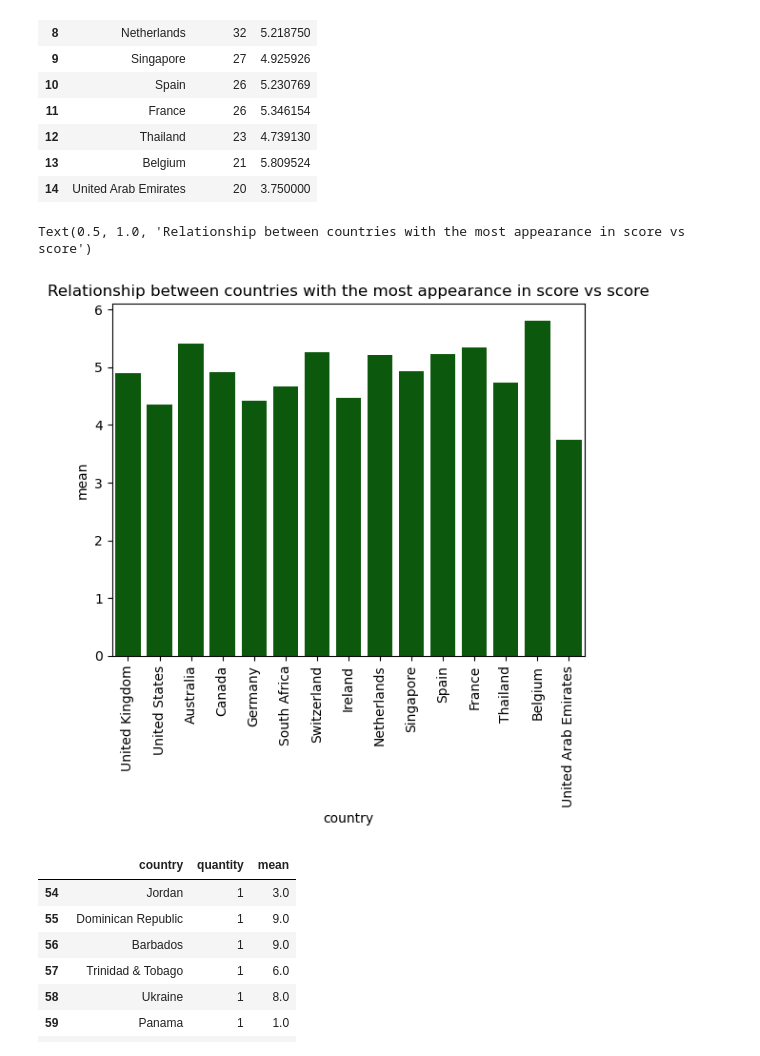
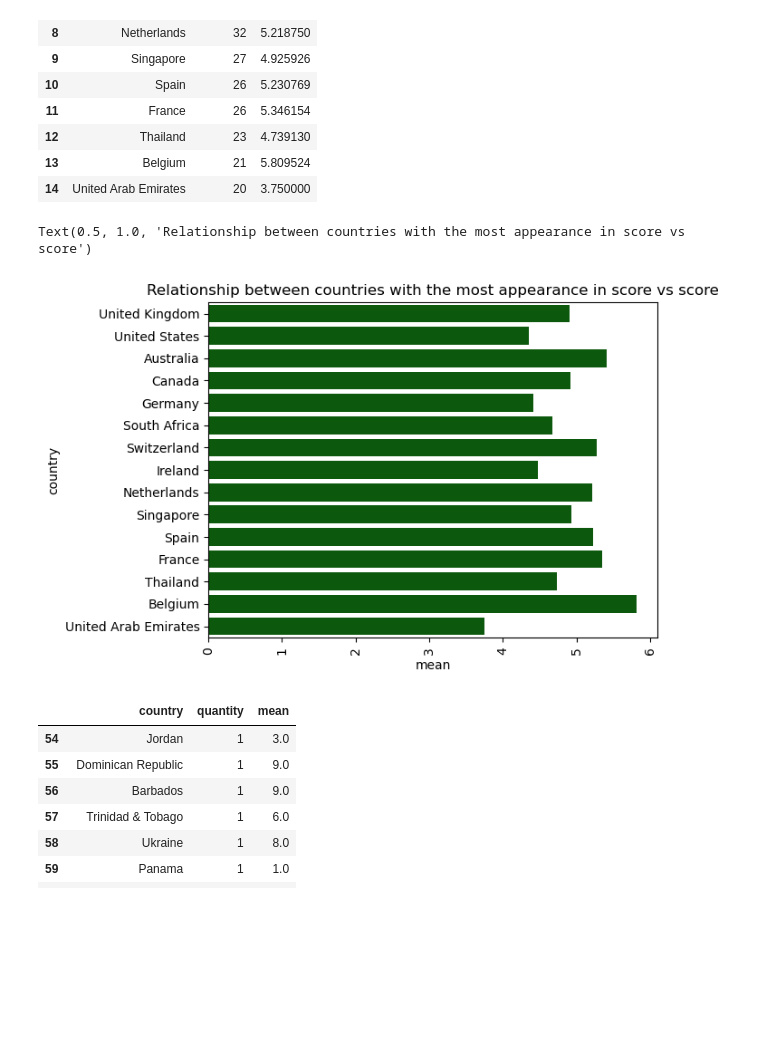
Before and after one commit to CrissRMFI/TP---ORGA, a Jupyter notebook: 04RelacionPuntajeYPaisOrigen.ipynb, the cells around one changed output. Drawn from its saved outputs; the diff is of its cells as text; code cells hidden in the pictures; blank space fills up the shorter version.

```diff
--- a/04RelacionPuntajeYPaisOrigen.ipynb
+++ b/04RelacionPuntajeYPaisOrigen.ipynb
@@ -77,12 +66,12 @@ df_country_rate_head
 | 13 | Belgium | 21 | 5.809524 |
 | 14 | United Arab Emirates | 20 | 3.750000 |
 # %%
-sns.barplot(data=df_country_rate_head,x="country",y="mean",color="darkgreen")
+sns.barplot(data=df_country_rate_head,x="mean",y="country",color="darkgreen")
 plt.xticks(rotation=90)
 plt.title("Relationship between countries with the most appearance in score vs score")
 # %% [output]
 Text(0.5, 1.0, 'Relationship between countries with the most appearance in score vs score')
-[figure, old version]
+[figure, new version]
 # %%
 df_country_rate_tail = df_country_rate.tail(15)
 df_country_rate_tail
```
Also changed, not shown: parts of 2 cells of this notebook, 4 other files.
